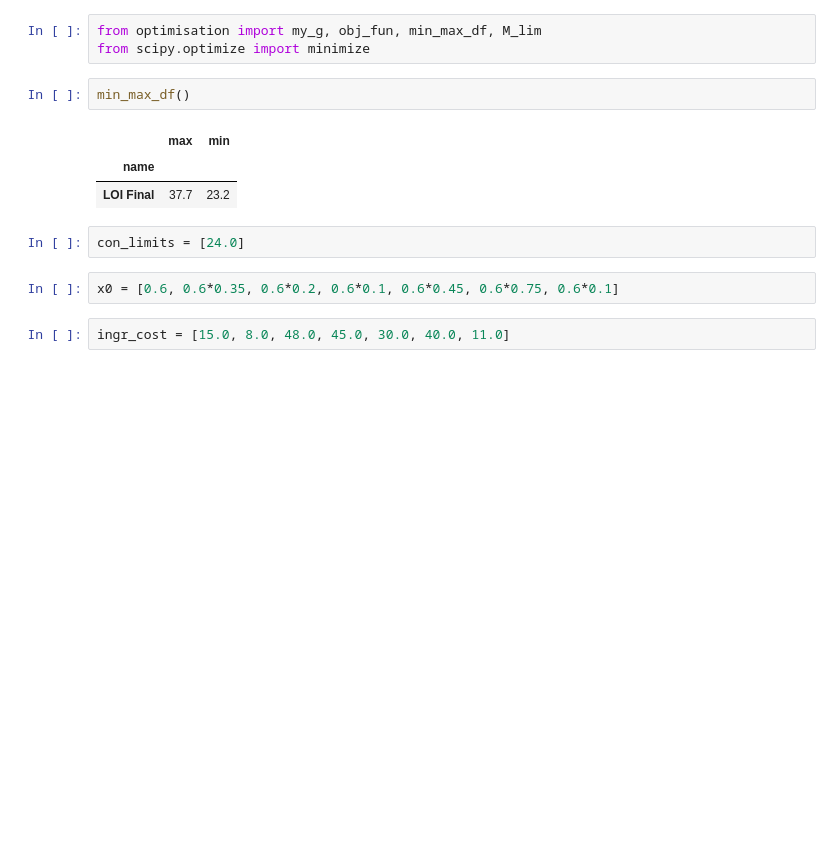
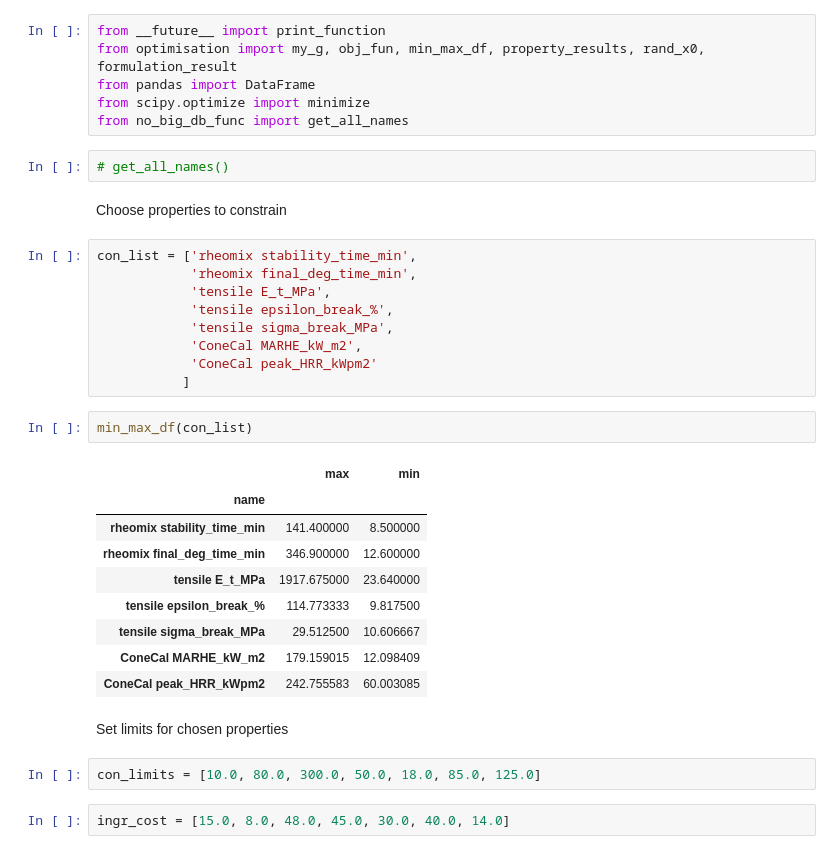
Before and after one commit to reinhardfechter/FlexPVCModel, a Jupyter notebook: Optimisation.ipynb, the cells around one changed output. Cells and saved outputs as stored; diff of their text form; blank space fills up the shorter version.

```diff
--- a/Optimisation.ipynb
+++ b/Optimisation.ipynb
@@ -1,15 +1,37 @@
 # %%
-from optimisation import my_g, obj_fun, min_max_df, M_lim
+from __future__ import print_function
+from optimisation import my_g, obj_fun, min_max_df, property_results, rand_x0, formulation_result
+from pandas import DataFrame
 from scipy.optimize import minimize
+from no_big_db_func import get_all_names
+# %%
+# get_all_names()
+# %% [markdown]
+Choose properties to constrain
+# %%
+con_list = ['rheomix stability_time_min',
+            'rheomix final_deg_time_min',
+            'tensile E_t_MPa',
+            'tensile epsilon_break_%',
+            'tensile sigma_break_MPa',
+            'ConeCal MARHE_kW_m2',
+            'ConeCal peak_HRR_kWpm2'
+           ]
 # %%
-min_max_df()
+min_max_df(con_list)
 # %% [output]
 |  | max | min |
 | name |  |  |
-| LOI Final | 37.7 | 23.2 |
+| rheomix stability_time_min | 141.400000 | 8.500000 |
+| rheomix final_deg_time_min | 346.900000 | 12.600000 |
+| tensile E_t_MPa | 1917.675000 | 23.640000 |
+| tensile epsilon_break_% | 114.773333 | 9.817500 |
+| tensile sigma_break_MPa | 29.512500 | 10.606667 |
+| ConeCal MARHE_kW_m2 | 179.159015 | 12.098409 |
+| ConeCal peak_HRR_kWpm2 | 242.755583 | 60.003085 |
-# %%
-con_limits = [24.0]
-# %%
-x0 = [0.6, 0.6*0.35, 0.6*0.2, 0.6*0.1, 0.6*0.45, 0.6*0.75, 0.6*0.1]
+# %% [markdown]
+Set limits for chosen properties
+# %%
+con_limits = [10.0, 80.0, 300.0, 50.0, 18.0, 85.0, 125.0]
 # %%
-ingr_cost = [15.0, 8.0, 48.0, 45.0, 30.0, 40.0, 11.0]
+ingr_cost = [15.0, 8.0, 48.0, 45.0, 30.0, 40.0, 14.0]
```
Also changed, not shown: parts of 13 cells of this notebook, 1 other file.
